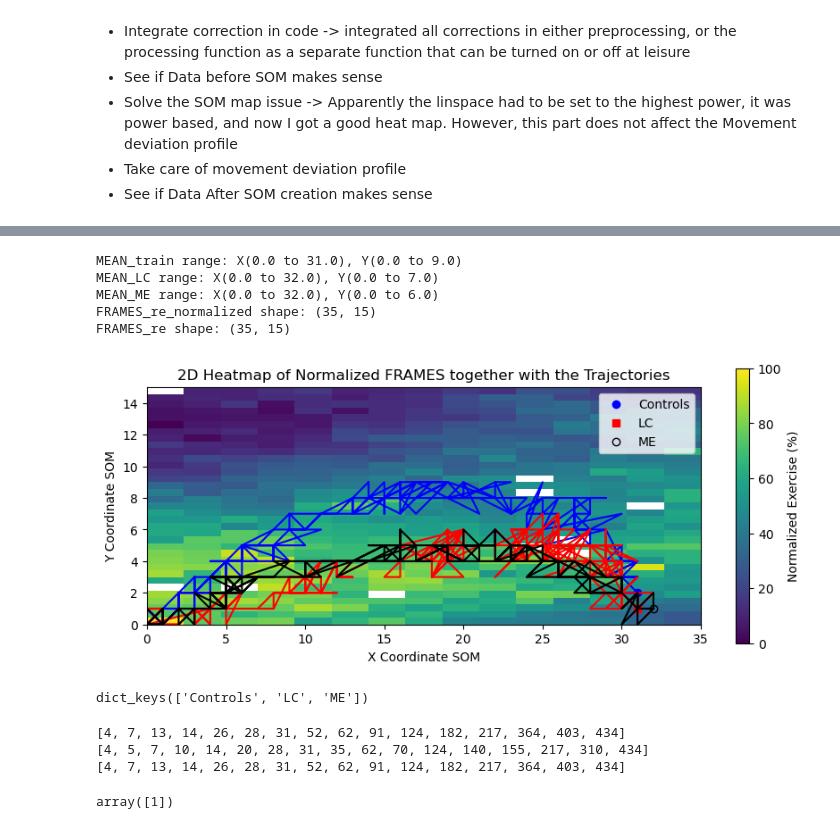
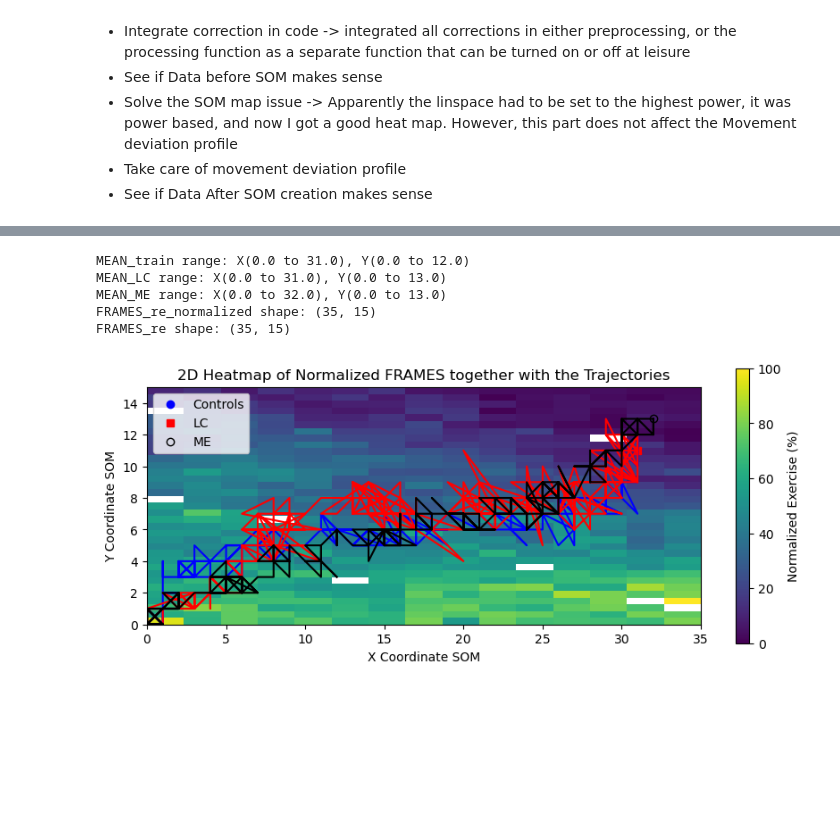
Before and after one commit to githubtijn2002/Thesis, a Jupyter notebook: 3_prepatory.ipynb, the cells around one changed output, grey strips where cells are left out. Cells and saved outputs as stored; diff of their text form; code cells hidden in the pictures; blank space fills up the shorter version.

```diff
--- a/3_prepatory.ipynb
+++ b/3_prepatory.ipynb
@@ -111,3 +126,9 @@ Traj_ME_coord = som_ind2sub(sMap, Traj_ME[:,0])
 Traj_ME_coord = np.concatenate((Traj_ME_coord, Qerrs_ME[:,[0]]), axis=1)
 
 breakpoint()
+# %%
+integer_division = []
+for i in range(3,500):
+    if len(plotdata_controls) % i == 0:
+        integer_division.append(i)
+integer_division
@@ -114,6 +137,6 @@ breakpoint()
 # %%
 integer_division = []
-for i in range(3,150):
+for i in range(3,500):
     if len(plotdata_controls) % i == 0:
         integer_division.append(i)
 integer_division[-1]
@@ -129,10 +152,10 @@ for t in range(0, line1[1]):
 # Flatten index using list comprehension
 index_reQE = [item for sublist in index for item in sublist]
 # Number of frames (t)
-num_repeats = len(plotdata_controls) // integer_division[-2]
+num_repeats = len(plotdata_controls) // integer_division[-1]
 
 ## Create a linearly spaced vector from 1 to 101
-frame = np.linspace(1, 434,434)
+frame = np.linspace(1, integer_division[-1], integer_division[-1])
 FRAMES = np.tile(frame, (num_repeats, 1)).flatten()
 FRAMES = FRAMES.reshape(-1, 1)
 
@@ -156,33 +179,21 @@ breakpoint()
-# %%
-
-integer_division = {}
-for x, plotdata in zip(['Controls', 'LC', 'ME'], [plotdata_controls, plotdata_LC, plotdata_ME]):
-        # Create a list to store the values
-        integer_division[x] = []
-        # iterate over the range 3 to 101
-        for i in range(3, 435):
-            # Check if the length of the data is divisible by i
-            if len(plotdata) % i == 0:
-                # If it is, store the value in the dictionary
-                integer_division[x].append(i)
 # %%
 ## EXPLORE THE MAP
-x_train = np.reshape(Traj_train_coord[:, 0], (integer_division['Controls'][-1], -1), order='F')
-y_train = np.reshape(Traj_train_coord[:, 1], (integer_division['Controls'][-1], -1), order='F')
+x_train = np.reshape(Traj_train_coord[:, 0], (integer_division[-1], -1), order='F')
+y_train = np.reshape(Traj_train_coord[:, 1], (integer_division[-1], -1), order='F')
 MEAN_train = np.column_stack((np.round(np.mean(x_train, axis=1)), np.round(np.mean(y_train, axis=1))))
 STD_train = np.column_stack((np.round(np.std(x_train, axis=1)), np.round(np.std(y_train, axis=1))))
 
-x_LC = np.reshape(Traj_LC_coord[:, 0], (integer_division['LC'][-1], -1), order='F')
-y_LC = np.reshape(Traj_LC_coord[:, 1], (integer_division['LC'][-1], -1), order='F')
+x_LC = np.reshape(Traj_LC_coord[:, 0], (integer_division[-1], -1), order='F')
+y_LC = np.reshape(Traj_LC_coord[:, 1], (integer_division[-1], -1), order='F')
 MEAN_LC = np.column_stack((np.round(np.mean(x_LC, axis=1)), np.round(np.mean(y_LC, axis=1))))
 STD_LC = np.column_stack((np.round(np.std(x_LC, axis=1)), np.round(np.std(y_LC, axis=1))))
 
-x_ME = np.reshape(Traj_ME_coord[:, 0], (integer_division['ME'][-1], -1), order='F')
-y_ME = np.reshape(Traj_ME_coord[:, 1], (integer_division['ME'][-1], -1), order='F')
+x_ME = np.reshape(Traj_ME_coord[:, 0], (integer_division[-1], -1), order='F')
+y_ME = np.reshape(Traj_ME_coord[:, 1], (integer_division[-1], -1), order='F')
 MEAN_ME = np.column_stack((np.round(np.mean(x_ME, axis=1)), np.round(np.mean(y_ME, axis=1))))
 STD_ME = np.column_stack((np.round(np.std(x_ME, axis=1)), np.round(np.std(y_ME, axis=1))))
 
-marker_sizes = np.ones(min(integer_division['Controls'][-1], integer_division['LC'][-1])) * 5  # Initialize all markers to size 5
+marker_sizes = np.ones(min(integer_division[-1], integer_division[-1])) * 5  # Initialize all markers to size 5
 marker_sizes[0] = 7  # Make the first marker larger
 
 print(f"MEAN_train range: X({MEAN_train[:, 0].min()} to {MEAN_train[:, 0].max()}), Y({MEAN_train[:, 1].min()} to {MEAN_train[:, 1].max()})")
@@ -192,46 +203,35 @@ FRAMES_re_normalized = (FRAMES_re - np.nanmin(FRAMES_re)) / (np.nanmax(FRAMES_re
 
 print(f"MEAN_ME range: X({MEAN_ME[:, 0].min()} to {MEAN_ME[:, 0].max()}), Y({MEAN_ME[:, 1].min()} to {MEAN_ME[:, 1].max()})")
 print(f"FRAMES_re_normalized shape: {FRAMES_re_normalized.shape}")
 extent = [0, FRAMES_re_normalized.shape[0], 0, FRAMES_re_normalized.shape[1]]
 
 plt.figure(figsize=(10, 4))
 plt.imshow(FRAMES_re_normalized, aspect='auto', cmap='viridis', origin='lower', extent=extent)
 plt.colorbar(label='Normalized Exercise (%)')
 plt.xlabel('X Coordinate SOM')
 plt.ylabel('Y Coordinate SOM')
 plt.title('2D Heatmap of Normalized FRAMES together with the Trajectories')
 print(f"FRAMES_re shape: {FRAMES_re.shape}")
 extent = [0, FRAMES_re.shape[0], 0, FRAMES_re.shape[1]]
 
 plt.plot(MEAN_train[0, 0], MEAN_train[0, 1], 'bo', label='Controls')
 plt.plot(MEAN_LC[0, 0], MEAN_LC[0, 1], 'rs', label='LC')
 plt.plot(MEAN_ME[0, 0], MEAN_ME[0, 1], 'ko', label='ME', markerfacecolor='none')
 
 plt.plot(MEAN_train[:, 0], MEAN_train[:, 1], 'b-', markersize=4)
 plt.plot(MEAN_LC[:, 0], MEAN_LC[:, 1], 'r-', markersize=4)
 plt.plot(MEAN_ME[:, 0], MEAN_ME[:, 1], 'k-', markersize=4)
 
 plt.gca().set_aspect('equal', adjustable='box')
 
 plt.legend()
 plt.show()
 breakpoint()
 # %% [output]
-MEAN_train range: X(0.0 to 31.0), Y(0.0 to 9.0)
-MEAN_LC range: X(0.0 to 32.0), Y(0.0 to 7.0)
-MEAN_ME range: X(0.0 to 32.0), Y(0.0 to 6.0)
+MEAN_train range: X(0.0 to 31.0), Y(0.0 to 12.0)
+MEAN_LC range: X(0.0 to 31.0), Y(0.0 to 13.0)
+MEAN_ME range: X(0.0 to 32.0), Y(0.0 to 13.0)
 FRAMES_re_normalized shape: (35, 15)
 FRAMES_re shape: (35, 15)
-[figure, old version]
+[figure, new version]
-# %%
-integer_division.keys()
-# %% [output]
-dict_keys(['Controls', 'LC', 'ME'])
-# %%
-for i in integer_division.keys():
-    print(integer_division[i])
-# %% [output]
-[4, 7, 13, 14, 26, 28, 31, 52, 62, 91, 124, 182, 217, 364, 403, 434]
-[4, 5, 7, 10, 14, 20, 28, 31, 35, 62, 70, 124, 140, 155, 217, 310, 434]
-[4, 7, 13, 14, 26, 28, 31, 52, 62, 91, 124, 182, 217, 364, 403, 434]
 # %%
@@ -239,7 +239,3 @@ x =np.linspace(1,100, integer_division['Controls'][-1])
-# %%
-np.arange(1, 100, integer_division['Controls'][-1] + 1)
-# %% [output]
-array([1])
 # %%
 ## MOVEMENT DEVIATION PROFILE
 # here the aim is to find the difference in Quantization Errors of the train and the test set
```
Also changed, not shown: parts of 14 cells of this notebook, 10 other files.
